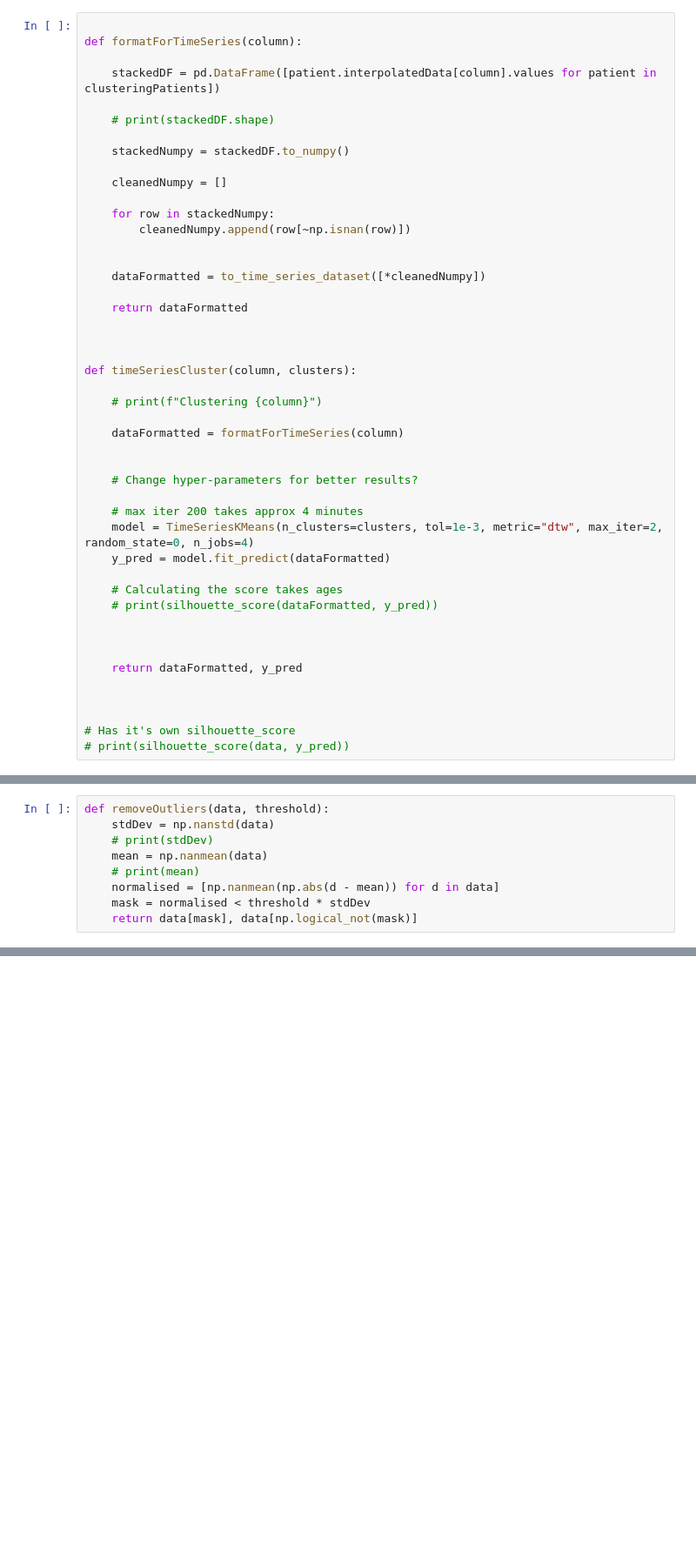
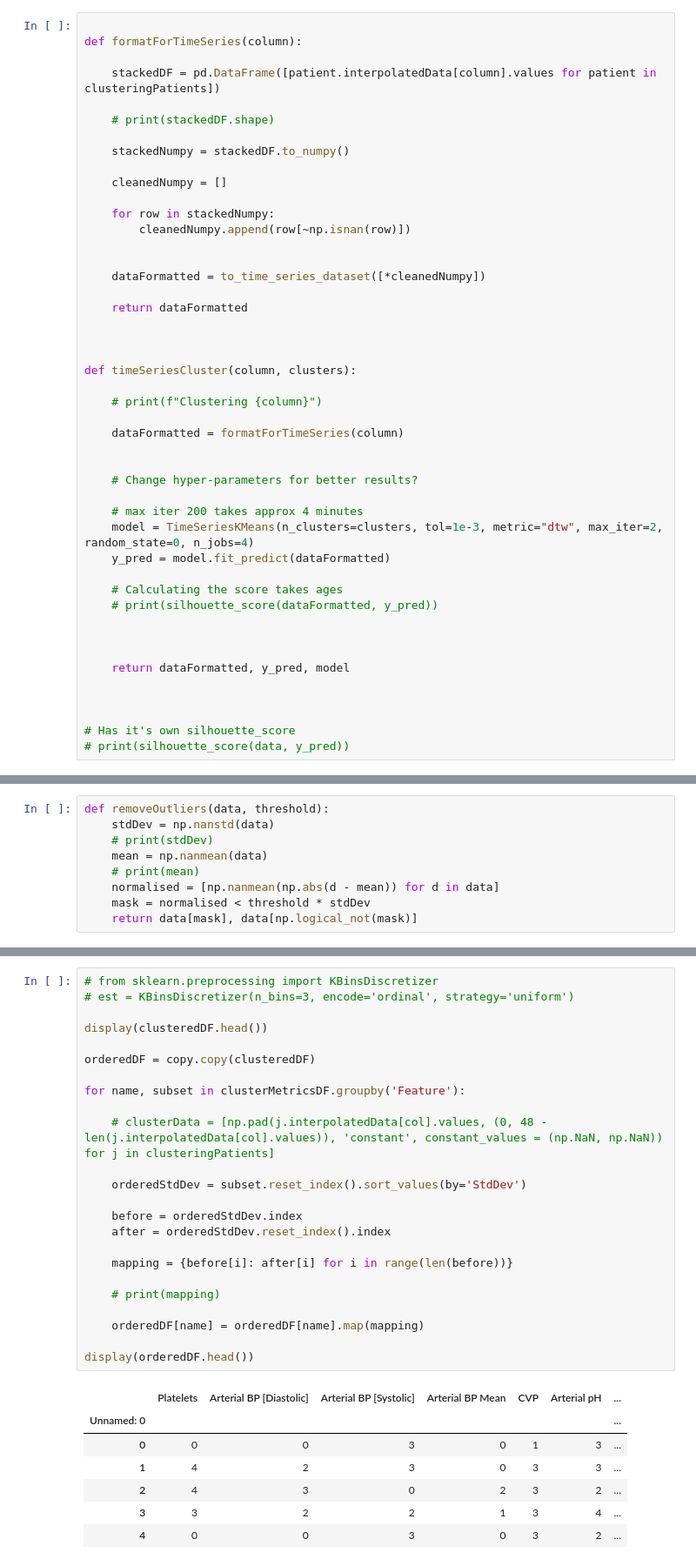
Before and after one commit to BenMarkFrost/LEN_Individual_Project, a Jupyter notebook: Static/temporalClustering.ipynb, the cells around one changed output, grey strips where cells are left out. Shown at 87% size. Saved outputs shown, nothing was run; the diff lists cells and outputs as text; blank space fills up the shorter version.

```diff
--- a/Static/temporalClustering.ipynb
+++ b/Static/temporalClustering.ipynb
@@ -477,7 +429,7 @@ def timeSeriesCluster(column, clusters):
 
 
 
-    return dataFormatted, y_pred
+    return dataFormatted, y_pred, model
 
 
 
@@ -595,0 +608,32 @@ for col in clusteredDF.columns:
+# %%
+# from sklearn.preprocessing import KBinsDiscretizer
+# est = KBinsDiscretizer(n_bins=3, encode='ordinal', strategy='uniform')
+
+display(clusteredDF.head())
+
+orderedDF = copy.copy(clusteredDF)
+
+for name, subset in clusterMetricsDF.groupby('Feature'):
+
+    # clusterData = [np.pad(j.interpolatedData[col].values, (0, 48 - len(j.interpolatedData[col].values)), 'constant', constant_values = (np.NaN, np.NaN)) for j in clusteringPatients]
+
+    orderedStdDev = subset.reset_index().sort_values(by='StdDev')
+
+    before = orderedStdDev.index
+    after = orderedStdDev.reset_index().index
+
+    mapping = {before[i]: after[i] for i in range(len(before))}
+
+    # print(mapping)
+
+    orderedDF[name] = orderedDF[name].map(mapping)
+
+display(orderedDF.head())
+# %% [output]
+|  | Platelets | Arterial BP [Diastolic] | Arterial BP [Systolic] | Arterial BP Mean | CVP | Arterial pH | ... |
+| Unnamed: 0 |  |  |  |  |  |  | ... |
+| 0 | 0 | 0 | 3 | 0 | 1 | 3 | ... |
+| 1 | 4 | 2 | 3 | 0 | 3 | 3 | ... |
+| 2 | 4 | 3 | 0 | 2 | 3 | 2 | ... |
+| 3 | 3 | 2 | 2 | 1 | 3 | 4 | ... |
+| 4 | 0 | 0 | 3 | 0 | 3 | 2 | ... |
```
Also changed, not shown: parts of 15 cells of this notebook, 2 other files.
